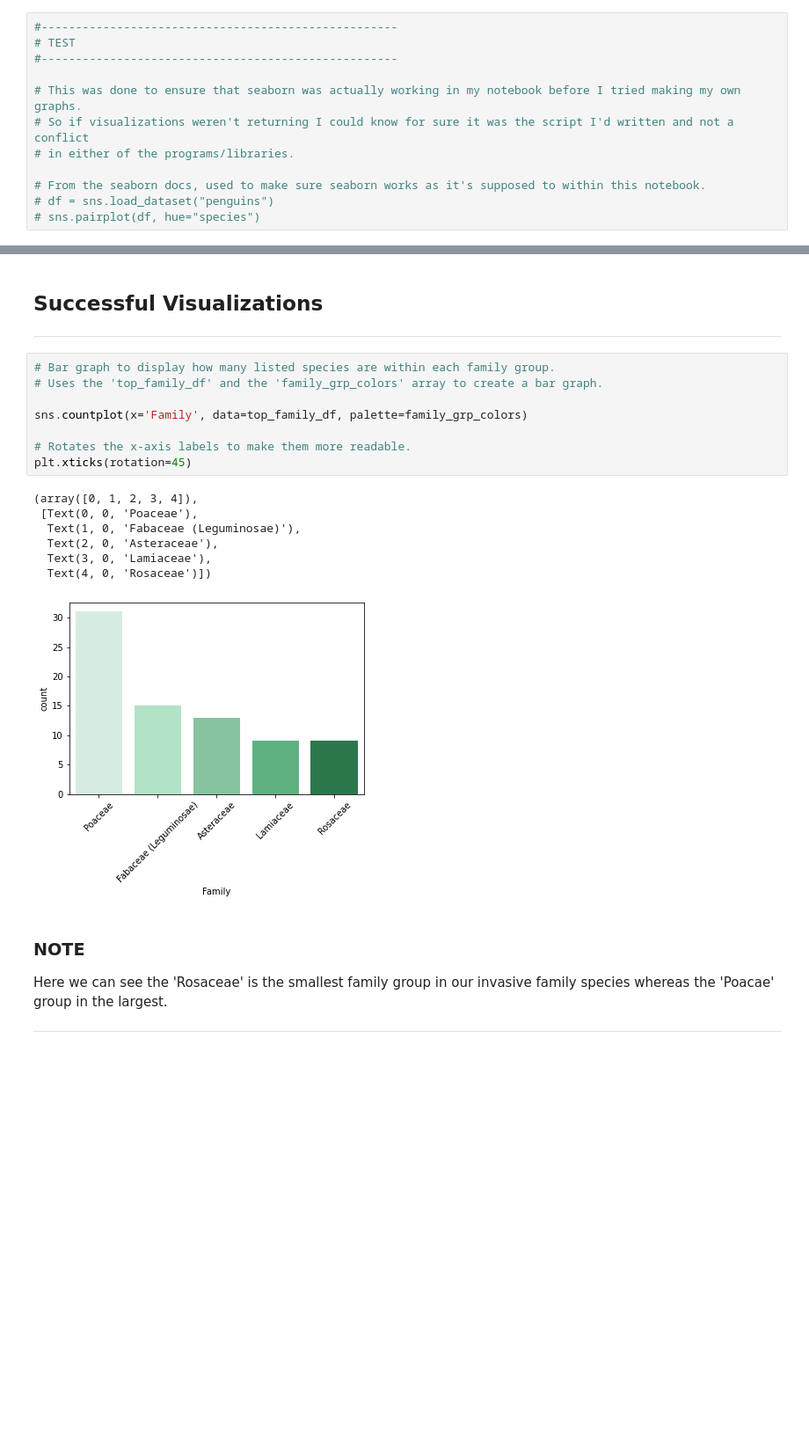
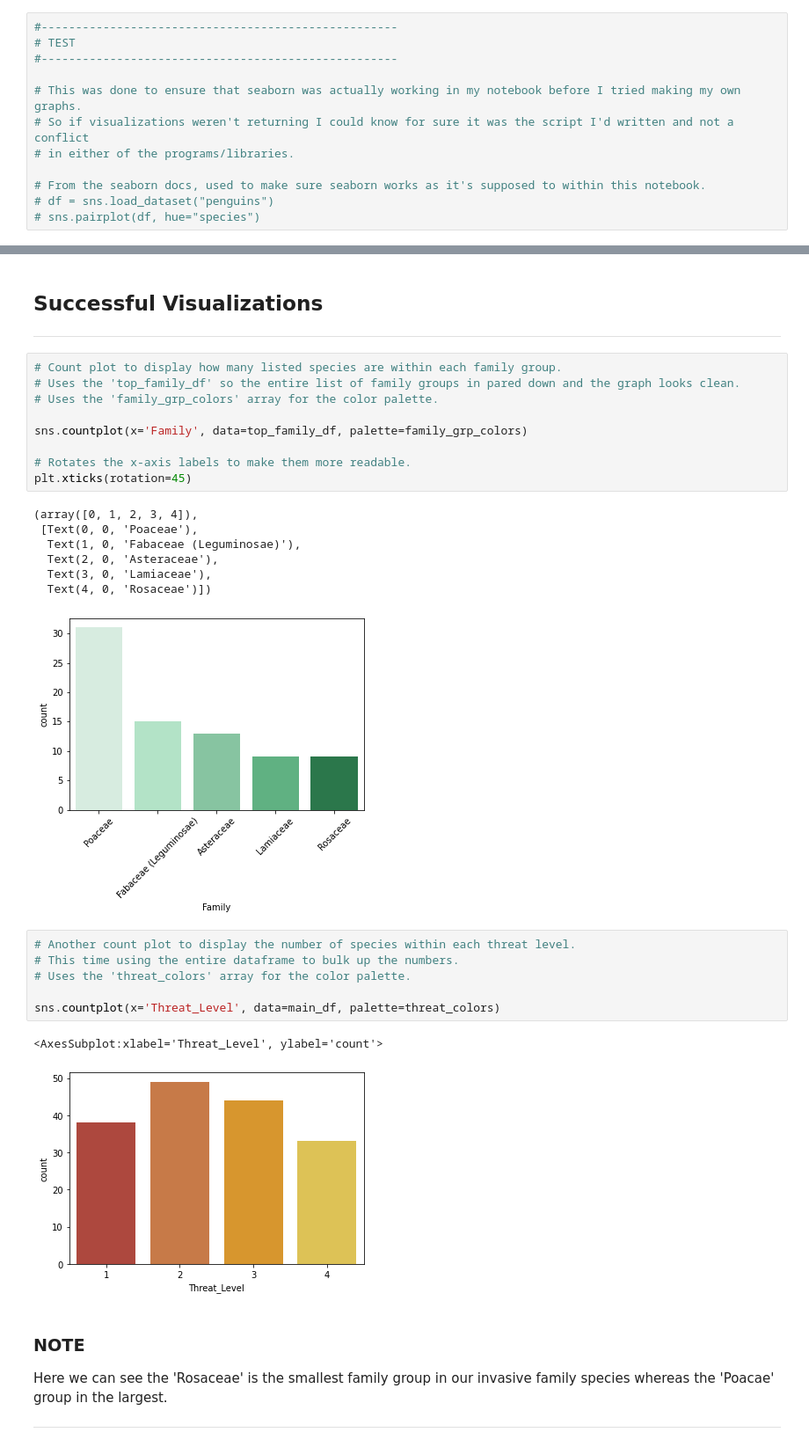
Before and after one commit to JagJones/Invasive_Plants, a Jupyter notebook: main.ipynb, the cells around one changed output, grey strips where cells are left out. Shown at 88% size. Saved outputs shown, nothing was run; the diff lists cells and outputs as text; blank space fills up the shorter version.

Commit message:
Added a couple more graphs, changed threat level colors to correctly correspond with the levels.

```diff
--- a/main.ipynb
+++ b/main.ipynb
@@ -253,10 +249,11 @@ threat_colors = [
 ]
-# %% [markdown]
-## Successful Visualizations
-***
+# %% [markdown]
+## Successful Visualizations
+***
 # %%
-# Bar graph to display how many listed species are within each family group.
-# Uses the 'top_family_df' and the 'family_grp_colors' array to create a bar graph.
+# Count plot to display how many listed species are within each family group.
+# Uses the 'top_family_df' so the entire list of family groups in pared down and the graph looks clean.
+# Uses the 'family_grp_colors' array for the color palette.
 
 sns.countplot(x='Family', data=top_family_df, palette=family_grp_colors)
 
@@ -270,6 +267,15 @@ plt.xticks(rotation=45)
   Text(3, 0, 'Lamiaceae'),
   Text(4, 0, 'Rosaceae')])
 [figure]
+# %%
+# Another count plot to display the number of species within each threat level.
+# This time using the entire dataframe to bulk up the numbers.
+# Uses the 'threat_colors' array for the color palette.
+
+sns.countplot(x='Threat_Level', data=main_df, palette=threat_colors)
+# %% [output]
+<AxesSubplot:xlabel='Threat_Level', ylabel='count'>
+[figure, added]
 # %% [markdown]
 ### NOTE
 Here we can see the 'Rosaceae' is the smallest family group in our invasive family species whereas the 'Poacae' group in the largest.
```
Also changed, not shown: parts of 8 cells of this notebook.
